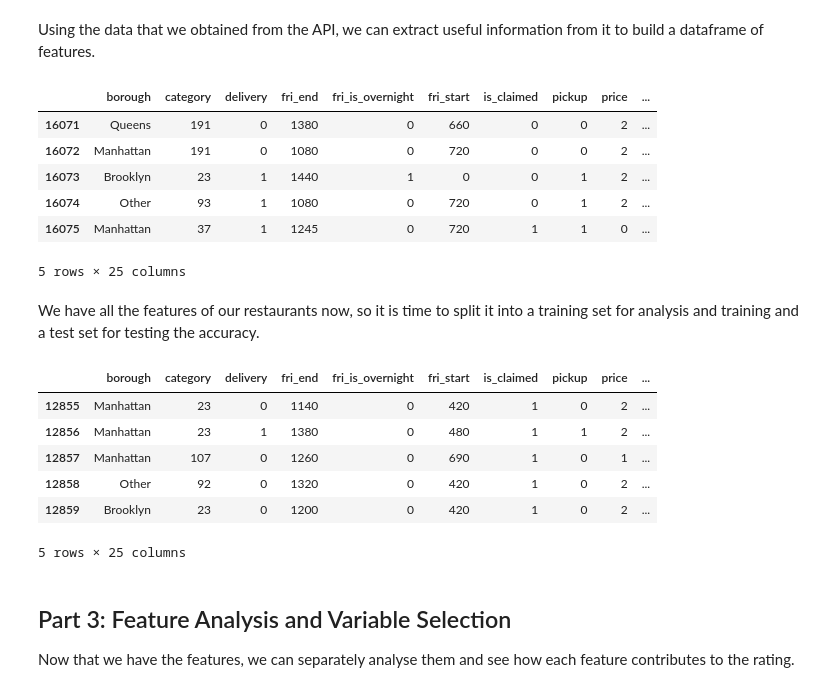
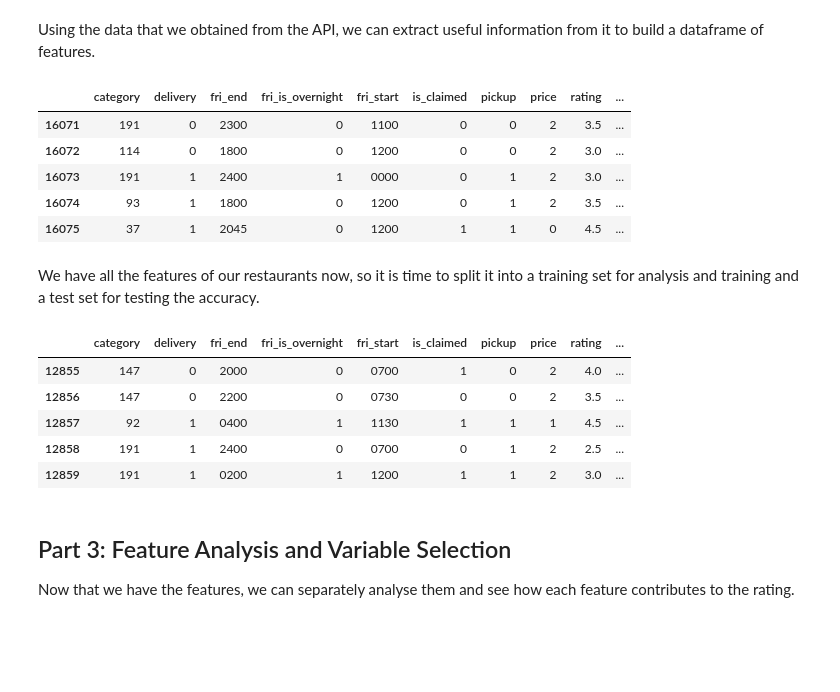
Before and after one commit to sandershihacker/yelp-rating-prediction, a Jupyter notebook: yelp_rating_prediction.ipynb, the cells around one changed output. Cells and saved outputs as stored; diff of their text form; code cells hidden in the pictures; blank space fills up the shorter version.

```diff
--- a/yelp_rating_prediction.ipynb
+++ b/yelp_rating_prediction.ipynb
@@ -235,22 +235,6 @@ all_data[0]
 Using the data that we obtained from the API, we can extract useful information from it to build
 a dataframe of features.
 # %%
-def convert(string):
-    """
-    Convert a time string into minutes
-    """
-    hour = int(string[0:2])
-    minutes = int(string[2:])
-    return hour*60 + minutes
-
-def next_day(diff):
-    """
-    Return number of hours if restaurant closes past midnight
-    """
-    if (diff < 0):
-        return 24*60 + diff
-    return diff
-
 def extract_features(data):
     """
     This function creates a dataframe of features given a list of restaurant data.
@@ -296,64 +280,40 @@ def extract_features(data):
     for day in days:
         hours[day] = np.array(hours[day])
 
-    # Map zipcode to borough
-    # Preprocessed based on https://www.nycbynatives.com/nyc_info/new_york_city_zip_codes.php
-    boroughs = []
-    zipcode_borough_dict = np.load('zipcode_borough_dict.npy').item()
-    for zipcode in zipcodes:
-        if zipcode in zipcode_borough_dict.keys():
-            boroughs.append(zipcode_borough_dict[zipcode])
-        else:
-            boroughs.append("Other")
-
     df_dict = {
         'price': prices,
         'category': categories,
         'pickup': pickups,
         'delivery': deliveries,
         'restaurant_reservation': reservations,
         'is_claimed': is_claimed,
         'zip_code': zipcodes,
-        'borough': boroughs,
         'rating': ratings,
         'wed_is_overnight': hours[2][:, 0].astype(int),
         'fri_is_overnight': hours[4][:, 0].astype(int),
         'sat_is_overnight': hours[5][:, 0].astype(int),
         'sun_is_overnight': hours[6][:, 0].astype(int),
         'wed_start': hours[2][:, 1],
         'fri_start': hours[4][:, 1],
         'sat_start': hours[5][:, 1],
         'sun_start': hours[6][:, 1],
         'wed_end': hours[2][:, 2],
         'fri_end': hours[4][:, 2],
         'sat_end': hours[5][:, 2],
         'sun_end': hours[6][:, 2]
     }
-    df = pd.DataFrame(df_dict).dropna(axis=0, how='any')
-    # Add duration columns
-    # Days that are taken into consideration
-    days = ["fri", "sat", "sun", "wed"]
-    for day in days:
-        start_i = day + "_start"
-        end_i = day + "_end"
-        dur = day + "_duration"
-        df.loc[:,start_i] = df.loc[:,start_i].apply(convert)
-        df.loc[:,end_i] = df.loc[:,end_i].apply(convert)
-        df.loc[:,dur] = ((df.loc[:,end_i] - df.loc[:,start_i]).apply(next_day))/60
-
-    return df
+    return pd.DataFrame(df_dict).dropna(axis=0, how='any')
 
 # Extract features from the loaded restaurant data
 labeled_features = extract_features(all_data)
 labeled_features.tail()
 # %% [output]
-|  | borough | category | delivery | fri_end | fri_is_overnight | fri_start | is_claimed | pickup | price | ... |
-| 16071 | Queens | 191 | 0 | 1380 | 0 | 660 | 0 | 0 | 2 | ... |
-| 16072 | Manhattan | 191 | 0 | 1080 | 0 | 720 | 0 | 0 | 2 | ... |
-| 16073 | Brooklyn | 23 | 1 | 1440 | 1 | 0 | 0 | 1 | 2 | ... |
-| 16074 | Other | 93 | 1 | 1080 | 0 | 720 | 0 | 1 | 2 | ... |
-| 16075 | Manhattan | 37 | 1 | 1245 | 0 | 720 | 1 | 1 | 0 | ... |
+|  | category | delivery | fri_end | fri_is_overnight | fri_start | is_claimed | pickup | price | rating | ... |
+| 16071 | 191 | 0 | 2300 | 0 | 1100 | 0 | 0 | 2 | 3.5 | ... |
+| 16072 | 114 | 0 | 1800 | 0 | 1200 | 0 | 0 | 2 | 3.0 | ... |
+| 16073 | 191 | 1 | 2400 | 1 | 0000 | 0 | 1 | 2 | 3.0 | ... |
+| 16074 | 93 | 1 | 1800 | 0 | 1200 | 0 | 1 | 2 | 3.5 | ... |
+| 16075 | 37 | 1 | 2045 | 0 | 1200 | 1 | 1 | 0 | 4.5 | ... |
-5 rows × 25 columns
 # %% [markdown]
 We have all the features of our restaurants now, so it is time to split it into
 a training set for analysis and training and a test set for testing the accuracy.
@@ -382,13 +342,12 @@ def split_set(features, p_train=0.8):
 training_features, test_features = split_set(labeled_features)
 training_features.tail()
 # %% [output]
-|  | borough | category | delivery | fri_end | fri_is_overnight | fri_start | is_claimed | pickup | price | ... |
-| 12855 | Manhattan | 23 | 0 | 1140 | 0 | 420 | 1 | 0 | 2 | ... |
-| 12856 | Manhattan | 23 | 1 | 1380 | 0 | 480 | 1 | 1 | 2 | ... |
-| 12857 | Manhattan | 107 | 0 | 1260 | 0 | 690 | 1 | 0 | 1 | ... |
-| 12858 | Other | 92 | 0 | 1320 | 0 | 420 | 1 | 0 | 2 | ... |
-| 12859 | Brooklyn | 23 | 0 | 1200 | 0 | 420 | 1 | 0 | 2 | ... |
+|  | category | delivery | fri_end | fri_is_overnight | fri_start | is_claimed | pickup | price | rating | ... |
+| 12855 | 147 | 0 | 2000 | 0 | 0700 | 1 | 0 | 2 | 4.0 | ... |
+| 12856 | 147 | 0 | 2200 | 0 | 0730 | 0 | 0 | 2 | 3.5 | ... |
+| 12857 | 92 | 1 | 0400 | 1 | 1130 | 1 | 1 | 1 | 4.5 | ... |
+| 12858 | 191 | 1 | 2400 | 0 | 0700 | 0 | 1 | 2 | 2.5 | ... |
+| 12859 | 191 | 1 | 0200 | 1 | 1200 | 1 | 1 | 2 | 3.0 | ... |
-5 rows × 25 columns
 # %% [markdown]
 <a id="step-3"></a>
 
```
Also changed, not shown: parts of 22 cells of this notebook.
